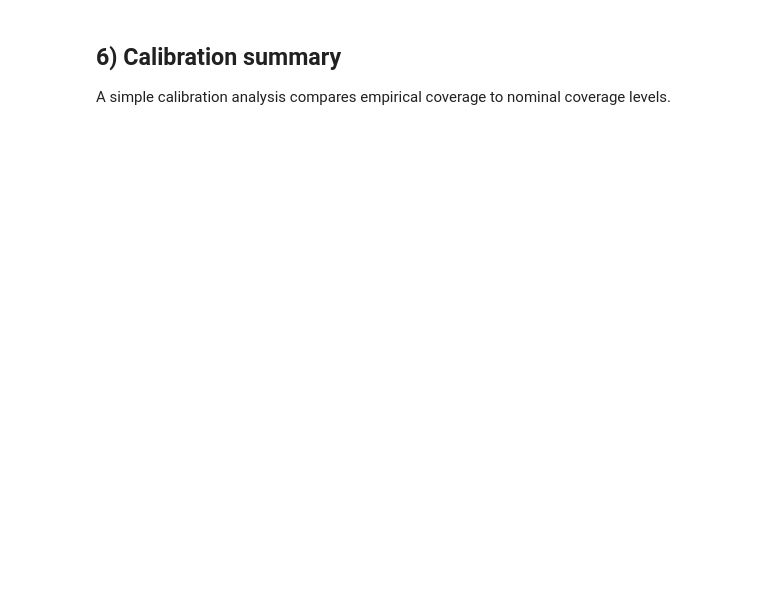
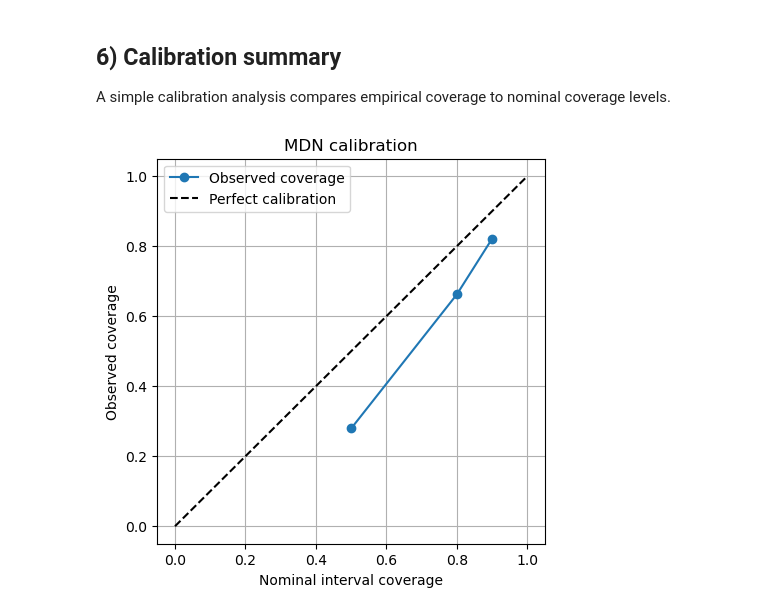
Before and after one commit to angelrodriguez0617/mdn-motor-decoding, a Jupyter notebook: mdn_future_motor_intent.ipynb, the cells around one changed output. Cells and saved outputs as stored; diff of their text form; code cells hidden in the pictures; blank space fills up the shorter version.

```diff
--- a/mdn_future_motor_intent.ipynb
+++ b/mdn_future_motor_intent.ipynb
@@ -357,23 +470,38 @@ A simple calibration analysis compares empirical coverage to nominal coverage le
 # %%
 def calibration_table(y_true, samples, levels=(0.5, 0.8, 0.9)):
     rows = []
     for level in levels:
         lo = (1 - level) / 2
         hi = 1 - lo
         q_lo = np.quantile(samples, lo, axis=0)
         q_hi = np.quantile(samples, hi, axis=0)
         coverage = interval_coverage(y_true, q_lo, q_hi)
         rows.append((level, coverage))
     return rows
 
 # Recompute sample set over the test partition once for calibration table
 all_samples = []
 with torch.no_grad():
     for xb, _ in test_loader:
         xb = xb.to(DEVICE)
         logits, mu, L = mdn(xb)
         all_samples.append(mdn_sample(logits, mu, L, n_samples=300).cpu().numpy())
 
 samples_test = np.concatenate(all_samples, axis=1)  # [S, N, 2]
 calibration = calibration_table(Y, samples_test, levels=(0.5, 0.8, 0.9))
 calibration
+
+nominal = [level for level, _ in calibration]
+observed = [coverage for _, coverage in calibration]
+
+plt.figure(figsize=(5, 5))
+plt.plot(nominal, observed, "o-", label="Observed coverage")
+plt.plot([0, 1], [0, 1], "k--", label="Perfect calibration")
+plt.xlabel("Nominal interval coverage")
+plt.ylabel("Observed coverage")
+plt.title("MDN calibration")
+plt.legend()
+plt.grid(True)
+plt.show()
+# %% [output]
+[figure, added]
```
Also changed, not shown: parts of 9 cells of this notebook.
